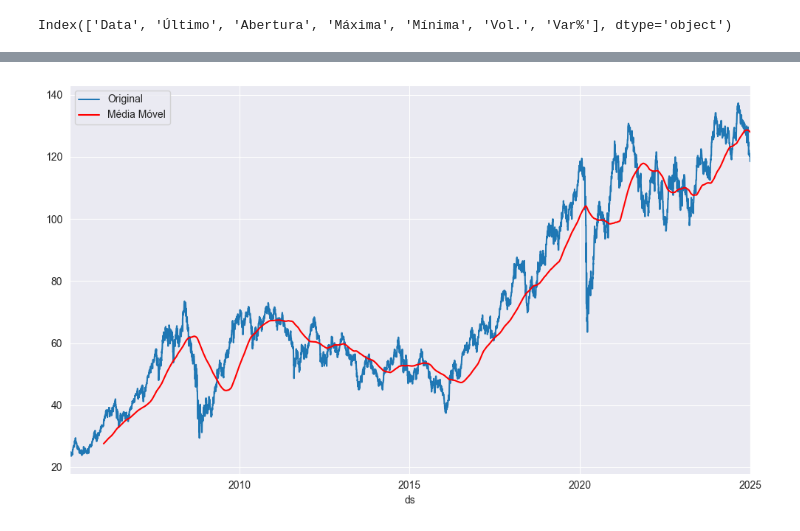
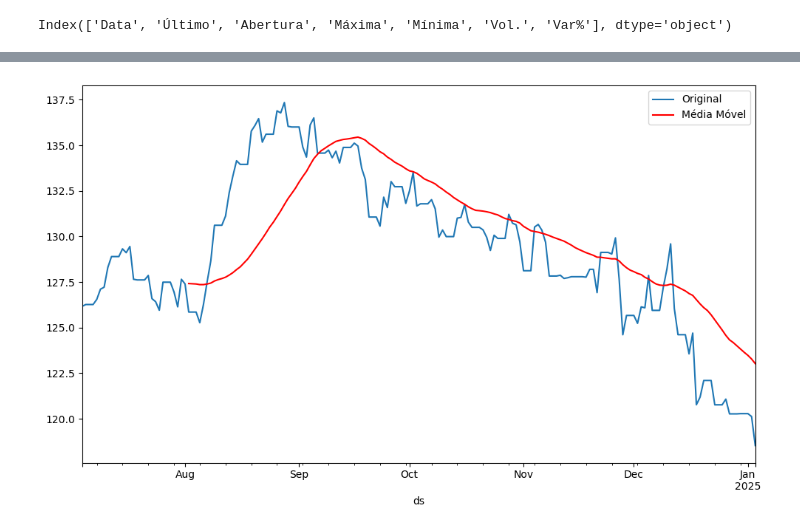
Before and after one commit to SandraRojasZ/Ibovespa-futuro, a Jupyter notebook: ibov-prev.ipynb, the cells around one changed output, grey strips where cells are left out. Cells and saved outputs as stored; diff of their text form; code cells hidden in the pictures.

Commit message:
Últimos testes do web script

```diff
--- a/ibov-prev.ipynb
+++ b/ibov-prev.ipynb
@@ -137,20 +244,20 @@ Index(['Data', 'Último', 'Abertura', 'Máxima', 'Mínima', 'Vol.', 'Var%'], dty
+# %%
+# Converter coluna de datas (se necessário)
+dados['Data'] = pd.to_datetime(dados['Data'])
 # %%
-# Converter a coluna 'Data' para datetime
-dados['Data'] = pd.to_datetime(dados['Data'], format='%d.%m.%Y', errors='coerce')
+# Convertendo a coluna 'Data' para datetime
+#dados.index = pd.to_datetime(dados.index, format='%d.%m.%Y')
 
-# Definir 'Data' como índice e ordenar
-dados = dados.set_index('Data').sort_index()
+# Ordenar o índice em ordem crescente
+#dados = dados.sort_index()
 
-# Reindexar com frequência diária
-dados = dados.asfreq('D', method='ffill')
+#dados = dados.asfreq('D', method='pad')
+#dados.reset_index(inplace=True)
 
-# Preencher valores NaN nas outras colunas
-for column in dados.columns:
-    dados[column] = dados[column].fillna(method='ffill')
+# preenchendo o restante das colunas com o último valor válido
+#for column in dados.columns:
+#    dados[column].fillna(dados[column].iloc[-1], inplace=True)
 
-# Resetar o índice
-dados.reset_index(inplace=True)
-
-# Verificar o resultado
-print(dados.head(10))
+# verificando o resultado
+#dados.head(10)
 # %% [output]
@@ -185,3 +281,6 @@ memory usage: 399.6+ KB
+# %%
+# Configurar índice
+dados.set_index('Data', inplace=True)
 # %%
 # incluindo coluna categórica
 dados['unique_id'] = 'ibovespa'
@@ -215,5 +314,3 @@ dados.head(1)
-# %%
-sns.set_style('darkgrid')
 # %%
 plt.plot(df1.index, df1["y"])
 plt.xlabel('Data')
@@ -278,12 +370,12 @@ df1.shape
 # %%
 # Calcular média móvel com janela menor
-ma = df1['y'].rolling(window=365).mean()
+ma = df1['y'].rolling(window=30).mean()
 
 # Criar o gráfico
 f, ax = plt.subplots(figsize=(10,6))
 df1['y'].plot(ax=ax, label='Original')
 ma.plot(ax=ax, color='r', label='Média Móvel')
 plt.legend()
 plt.tight_layout()
 # %% [output]
-[figure, old version]
+[figure, new version]
```
Also changed, not shown: parts of 35 cells of this notebook.
